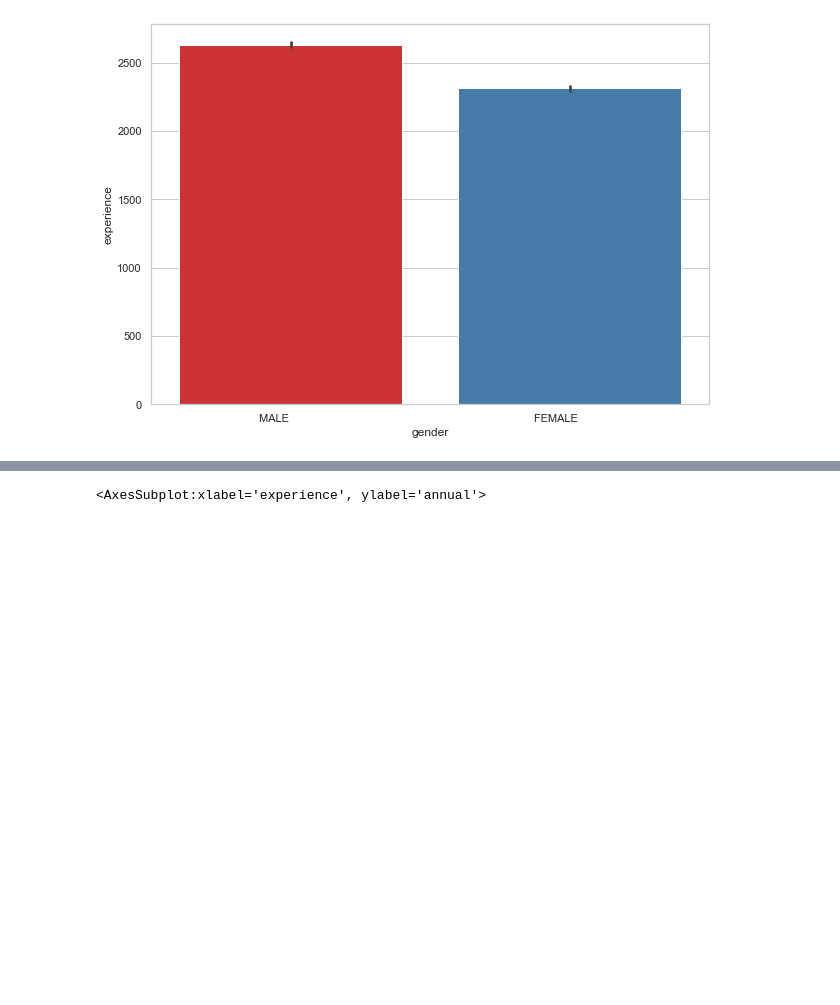
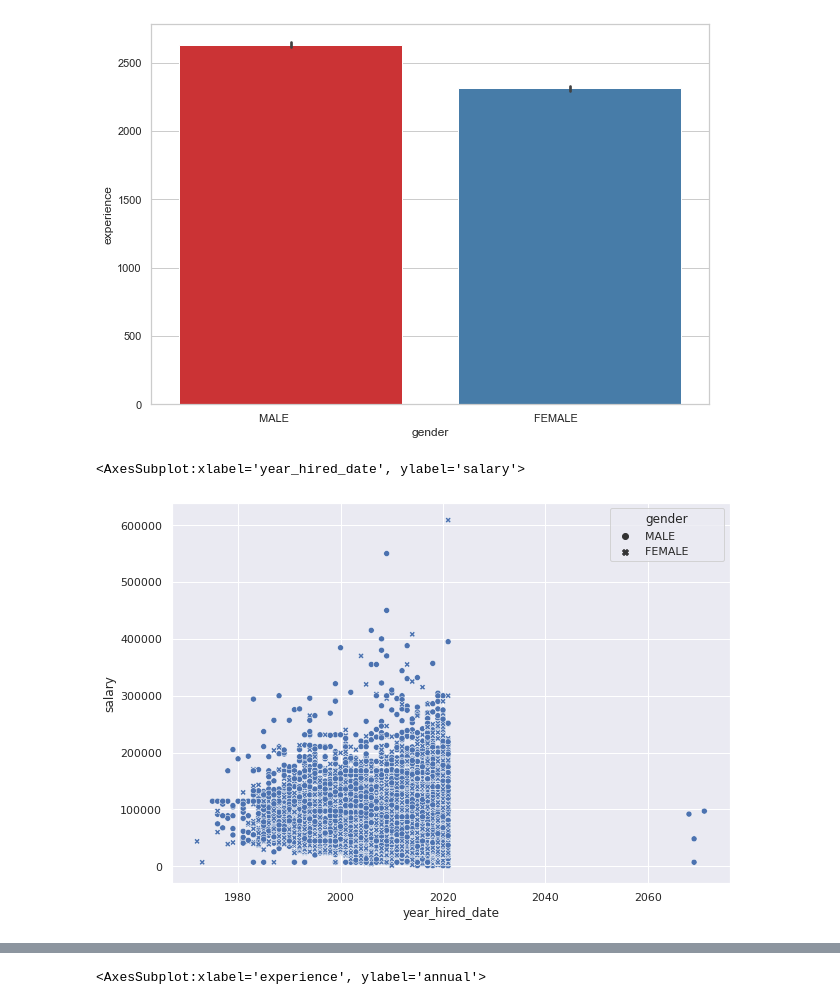
Before and after one commit to crazyjeannot/data_challenge, a Jupyter notebook: notebooks/EDA_datachallenge.ipynb, the cells around one changed output, grey strips where cells are left out. Cells and saved outputs as stored; diff of their text form; code cells hidden in the pictures; blank space fills up the shorter version.

```diff
--- a/notebooks/EDA_datachallenge.ipynb
+++ b/notebooks/EDA_datachallenge.ipynb
@@ -57,6 +78,11 @@ sns.barplot(x='gender',y='experience',data=df_main, estimator=np.std, palette='S
 [figure]
 # %%
 sns.set(rc={'figure.figsize':(20,15)})
+# %%
+sns.scatterplot(x = "year_hired_date", y = "salary", data = df_main, style = "gender")
+# %% [output]
+<AxesSubplot:xlabel='year_hired_date', ylabel='salary'>
+[figure, added]
 # %%
 sns.scatterplot(x = "experience", y = "salary", data = df_main, style = "gender")
 # %% [output]
```
Also changed, not shown: parts of 13 cells of this notebook, 1 other file.
